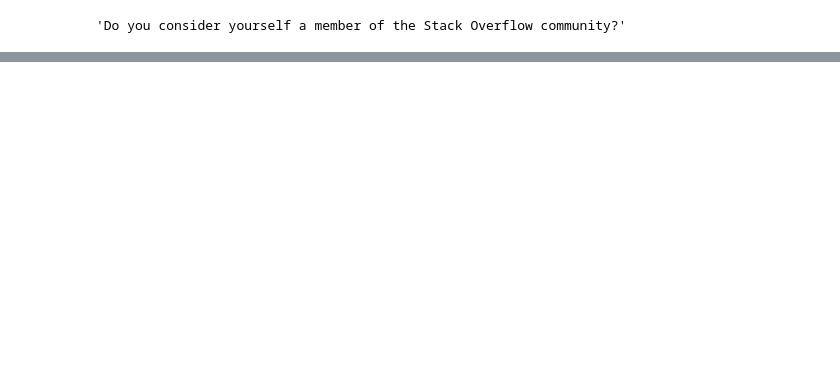
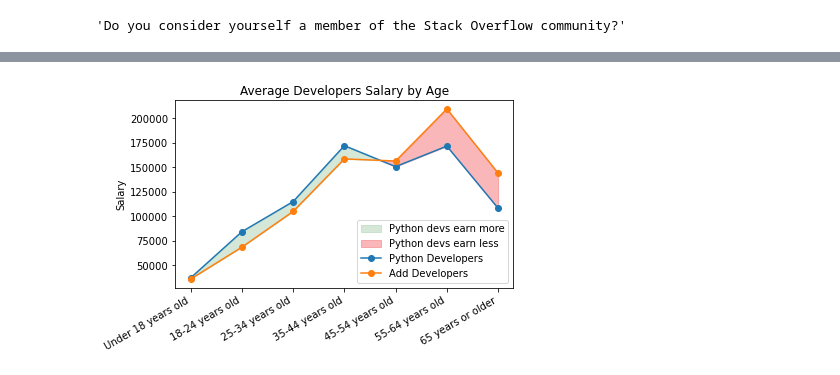
Before and after one commit to KekStroke/pandas-practice, a Jupyter notebook: Pandas Demo.ipynb, the cells around one changed output, grey strips where cells are left out. Cells and saved outputs as stored; diff of their text form; code cells hidden in the pictures; blank space fills up the shorter version.

```diff
--- a/Pandas Demo.ipynb
+++ b/Pandas Demo.ipynb
@@ -173,0 +186,5 @@ df_schema
+# %%
+# we also can choose some columns in addition to filtered rows
+df_python = df.loc[filt_py, ['Age', 'ConvertedCompYearly']]
+df_all = df.loc[filt, ['Age', 'ConvertedCompYearly']]
+print(df_python.head(10))
@@ -173,0 +215,34 @@ df_schema
+# %%
+# function returns average salary of developer in a given DataFrame by given Age string
+def get_average_salary_by_age(df, s):
+    lst = list(df.loc[(df['Age'] == s), 'ConvertedCompYearly'])
+    return sum(lst)/len(lst)
+# %%
+ax_indices = ["Under 18 years old", "18-24 years old", "25-34 years old", "35-44 years old", "45-54 years old",
+              "55-64 years old", "65 years or older"]
+y_python = [get_average_salary_by_age(df_python, s) for s in ax_indices]
+y_all = [get_average_salary_by_age(df_all, s) for s in ax_indices]
+# %%
+fig, ax = plt.subplots()
+
+ax.fill_between(ax_indices, y_python, y2=y_all, where=(pd.Series(y_python) > pd.Series(y_all)) ,color='#ACD1AF',
+                interpolate=True, alpha=0.5, label='Python devs earn more')
+ax.fill_between(ax_indices, y_python, y2=y_all, where=(pd.Series(y_python) < pd.Series(y_all)) ,color='#F47174',
+                interpolate=True, alpha=0.5, label='Python devs earn less')
+
+ax.plot_date(ax_indices, y_python, linestyle='solid', label='Python Developers')
+ax.plot_date(ax_indices, y_all, linestyle='solid', label='Add Developers')
+
+fig.autofmt_xdate()
+
+ax.set_ylabel('Salary')
+ax.set_title('Average Developers Salary by Age')
+ax.legend(loc="lower right")
+
+fig.savefig('AverageDevSalaryByAge.png')
+
+fig.tight_layout()
+
+plt.show()
+# %% [output]
+[figure, added]
```
Also changed, not shown: parts of 8 cells of this notebook, 1 other file.
